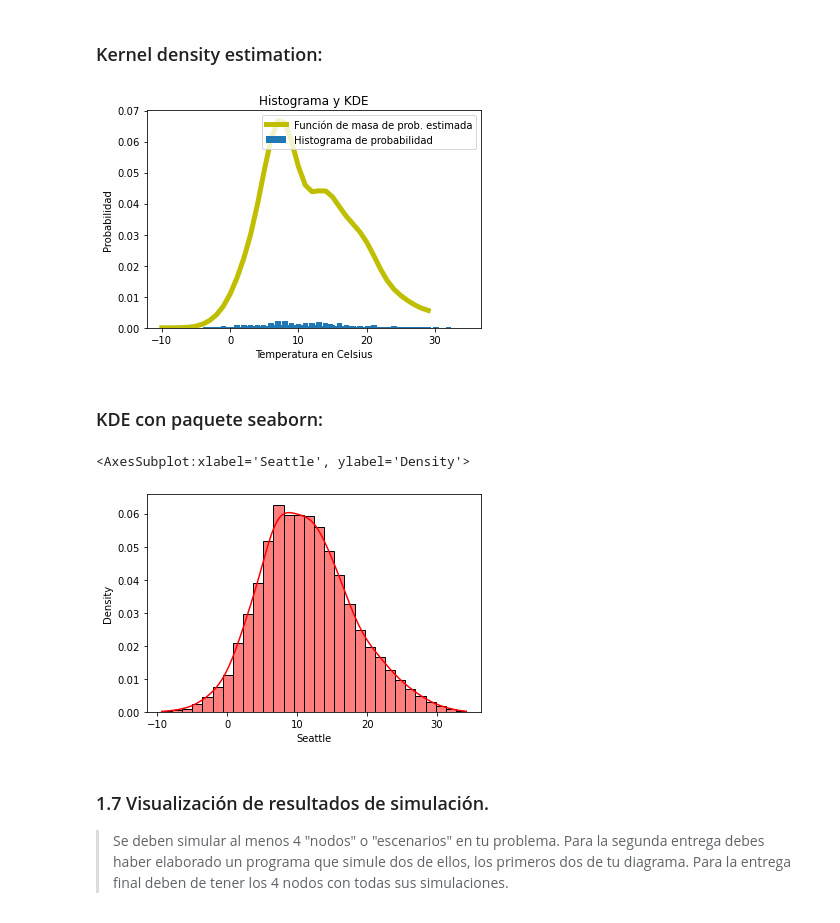
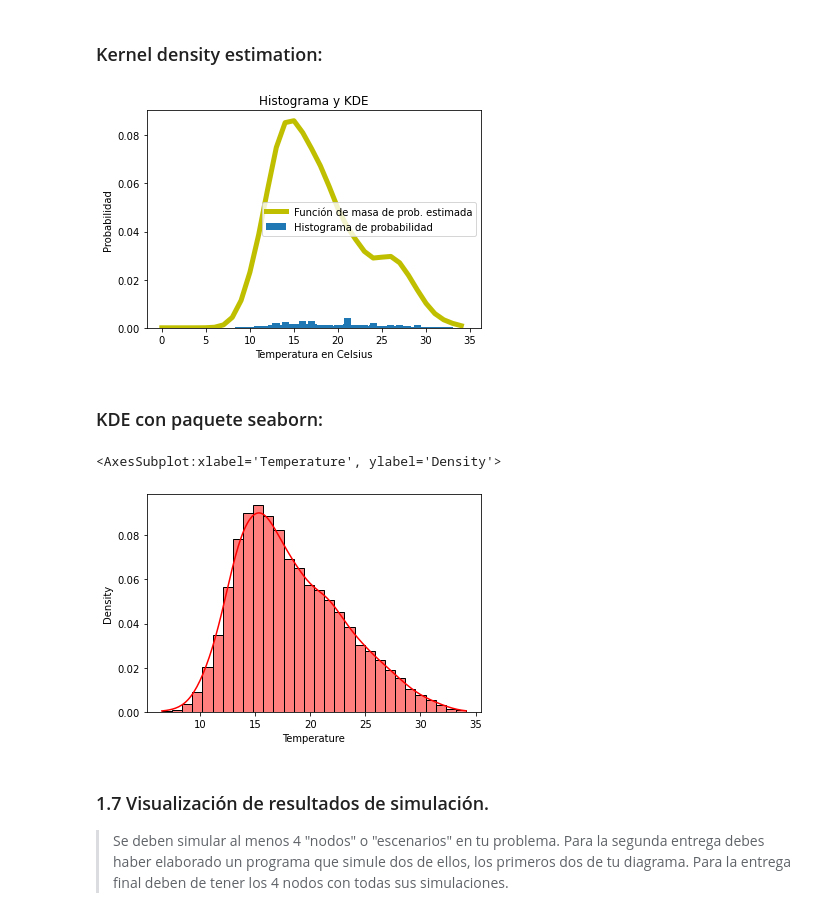
Before and after one commit to PintorOD1997/ProyectoConjunto_LandaverdeI_PintorD, a Jupyter notebook: ProyectoModulo1_OchoaD_MercadoI.ipynb, the cells around one changed output. Saved outputs shown, nothing was run; the diff lists cells and outputs as text; code cells hidden in the pictures.

```diff
--- a/ProyectoModulo1_OchoaD_MercadoI.ipynb
+++ b/ProyectoModulo1_OchoaD_MercadoI.ipynb
@@ -668,0 +656,5 @@ Escribir conclusión sobre las gráficas:
+# %%
+filtrado = dataframe["season"] == 2 #el 2 corresponde a verano
+#filtrado.sample(10)
+df_filtrado = dataframe[filtrado]
+df_filtrado.head()
@@ -770,8 +776,8 @@ sns.histplot(data=presion, stat='density', kde=True, kde_kws={'bw_method': .2},
 # %%
 #Data frame con los datos de Temperatura, el número de veces que existe cada uno y su probabilidad de ocurrencia:
 df_temper = pd.DataFrame(columns=["Temperaturas","Número_veces","Probabilidad","Prob_acumulada"], dtype='float')
-df_temper["Temperaturas"]= np.unique(temper, return_counts=True)[0]
-df_temper["Número_veces"]=np.unique(temper, return_counts=True)[1]
-df_temper["Probabilidad"]=df_temper['Número_veces']/len(temper)
+df_temper["Temperaturas"]= np.unique(df_filtrado.Temperature, return_counts=True)[0]
+df_temper["Número_veces"]=np.unique(df_filtrado.Temperature, return_counts=True)[1]
+df_temper["Probabilidad"]=df_temper['Número_veces']/len(df_filtrado.Temperature)
 df_temper["Prob_acumulada"]=df_temper.Probabilidad.cumsum()
-#df_temper.sample(100)
+df_temper.sample(3)
@@ -792,24 +803,24 @@ plt.show()
 # %% [markdown]
 ### Kernel density estimation:
 # %%
-space3=np.arange(-10,30)
-kde3 = kde_statsmodels_m(temper.sample(100),space3,bandwidth=0.5)
+space3=np.arange(0,35)
+kde3 = kde_statsmodels_m(df_filtrado.Temperature.sample(200),space3,bandwidth=0.5)
 plt.plot(space3, kde3, label='Función de masa de prob. estimada', color='y', linewidth=5)
 plt.bar(df_temper.Temperaturas, df_temper.Probabilidad, label='Histograma de probabilidad')
 plt.xlabel('Temperatura en Celsius')
 plt.ylabel('Probabilidad')
 plt.title("Histograma y KDE")
 plt.legend()
 plt.show()
 # %% [output]
-[figure, old version]
+[figure, new version]
 # %% [markdown]
 ### KDE con paquete seaborn:
 # %%
-sns.histplot(data=temper, stat='density', kde=True, kde_kws={'bw_method': .2}, color='r', bins=30)
+sns.histplot(data=df_filtrado.Temperature, stat='density', kde=True, kde_kws={'bw_method': .2}, color='r', bins=30)
 # %% [output]
-<AxesSubplot:xlabel='Seattle', ylabel='Density'>
+<AxesSubplot:xlabel='Temperature', ylabel='Density'>
-[figure, old version]
+[figure, new version]
 # %% [markdown]
 ### 1.7 Visualización de resultados de simulación.
 > Se deben simular al menos 4  "nodos" o "escenarios" en tu problema. Para la segunda entrega debes haber elaborado un programa que simule dos de ellos, los primeros dos de tu diagrama.
```
Also changed, not shown: parts of 28 cells of this notebook.
